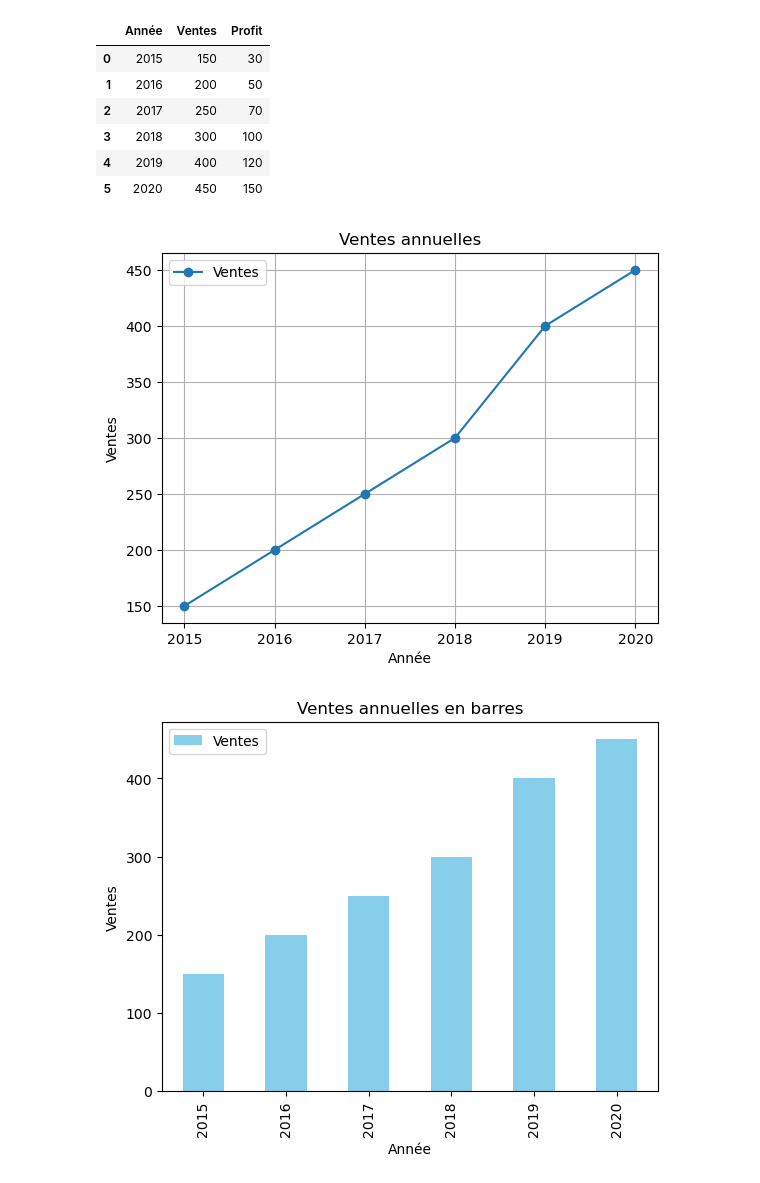
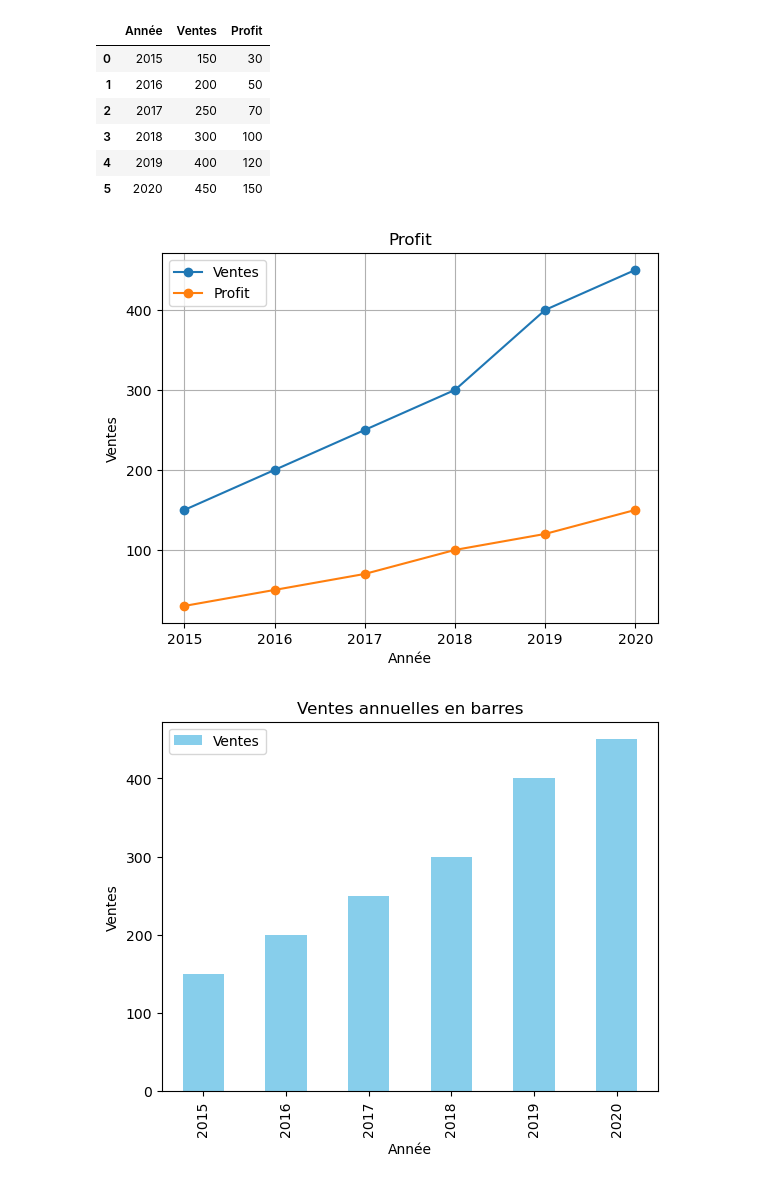
Before and after one commit to ZorroLeVrai/Python.Bureautique, a Jupyter notebook: Notebooks/Visualisation_avec_Pandas.ipynb, the cells around one changed output. Drawn from its saved outputs; the diff is of its cells as text; code cells hidden in the pictures.

```diff
--- a/Notebooks/Visualisation_avec_Pandas.ipynb
+++ b/Notebooks/Visualisation_avec_Pandas.ipynb
@@ -27,12 +27,13 @@ df
 | 5 | 2020 | 450 | 150 |
 # %%
 # Exemple 1: Graphique en ligne (line plot)
-df.plot(x='Année', y='Ventes', kind='line', marker='o', title='Ventes annuelles', grid=True)
+plot1 = df.plot(x='Année', y='Ventes', kind='line', marker='o', title='Ventes annuelles', grid=True)
+df.plot(x='Année', y='Profit', kind='line', marker='o', title='Profit', grid=True, ax=plot1)
 plt.xlabel("Année")
 plt.ylabel("Ventes")
 plt.show()
 # %% [output]
-[figure, old version]
+[figure, new version]
 # %%
 # Exemple 2: Graphique à barres (bar plot)
 df.plot(x='Année', y='Ventes', kind='bar', title='Ventes annuelles en barres', color='skyblue')
```
Also changed, not shown: parts of 1 cell of this notebook, 1 other file.
